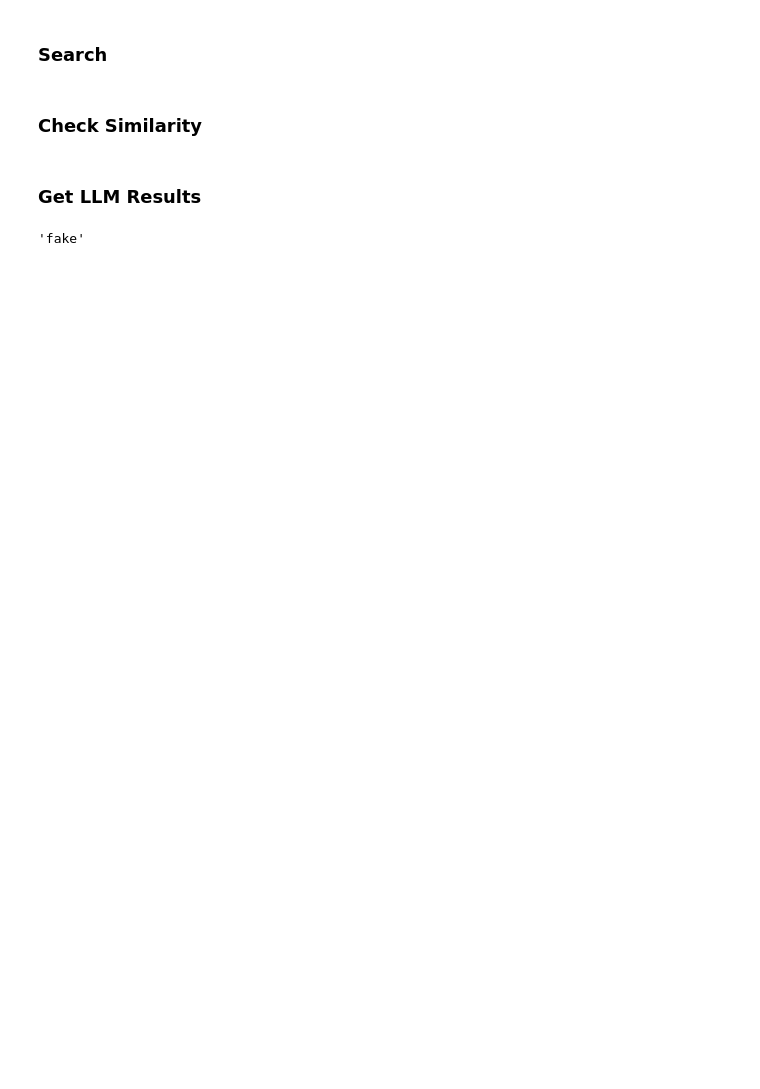
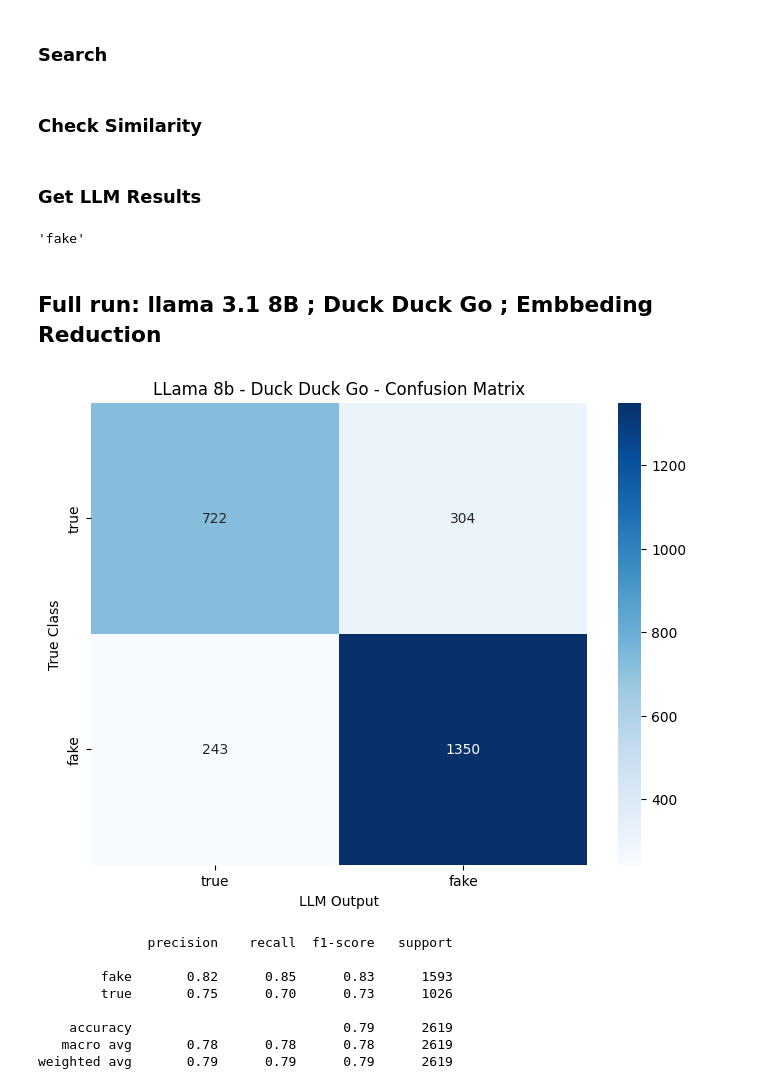
Before and after one commit to MariaLuizaCw/Fake-News-Detector, a Jupyter notebook: detector.ipynb, the cells around one changed output. Cells and saved outputs as stored; diff of their text form; code cells hidden in the pictures; blank space fills up the shorter version.

Commit message:
first results

```diff
--- a/detector.ipynb
+++ b/detector.ipynb
@@ -39,6 +39,10 @@ search_engine = GoogleSearchEngine(API_KEY)
 
 query = title_1
 results = search_engine.search(query, num_results=10)
+# %%
+search_engine = DuckDuckGoSearchEngine()
+query = title_1
+results = search_engine.search(query, num_results=10)
 # %% [markdown]
 ### Check Similarity
 # %%
@@ -59,3 +63,5 @@ groq_llm = LLM(
 groq_llm.generate(prompt=prompt, temperature=0.0)
 # %% [output]
 'fake'
+# %% [markdown]
+## Full run: llama 3.1 8B ; Duck Duck Go ; Embbeding Reduction
@@ -61,0 +116,35 @@ groq_llm.generate(prompt=prompt, temperature=0.0)
+# %%
+results_df = pd.DataFrame(results_list)
+merged_df = results_df.merge(
+    df[df['title'].isin(queries.tolist())][['title', 'class']],
+    on='title'
+)
+
+# Make sure LLM outputs and true classes are aligned
+y_true = merged_df['class']
+y_pred = merged_df['llm_output']
+
+# Compute confusion matrix
+cm = confusion_matrix(y_true, y_pred, labels=y_true.unique())
+cm_df = pd.DataFrame(cm, index=y_true.unique(), columns=y_true.unique())
+
+# Plot confusion matrix
+plt.figure(figsize=(8,6))
+sns.heatmap(cm_df, annot=True, fmt="d", cmap="Blues")
+plt.ylabel('True Class')
+plt.xlabel('LLM Output')
+plt.title('LLama 8b - Duck Duck Go - Confusion Matrix')
+plt.show()
+
+# Optional: print classification report
+print(classification_report(y_true, y_pred))
+# %% [output]
+[figure, added]
+              precision    recall  f1-score   support
+
+        fake       0.82      0.85      0.83      1593
+        true       0.75      0.70      0.73      1026
+
+    accuracy                           0.79      2619
+   macro avg       0.78      0.78      0.78      2619
+weighted avg       0.79      0.79      0.79      2619
```
Also changed, not shown: parts of 5 cells of this notebook, 5 other files.
